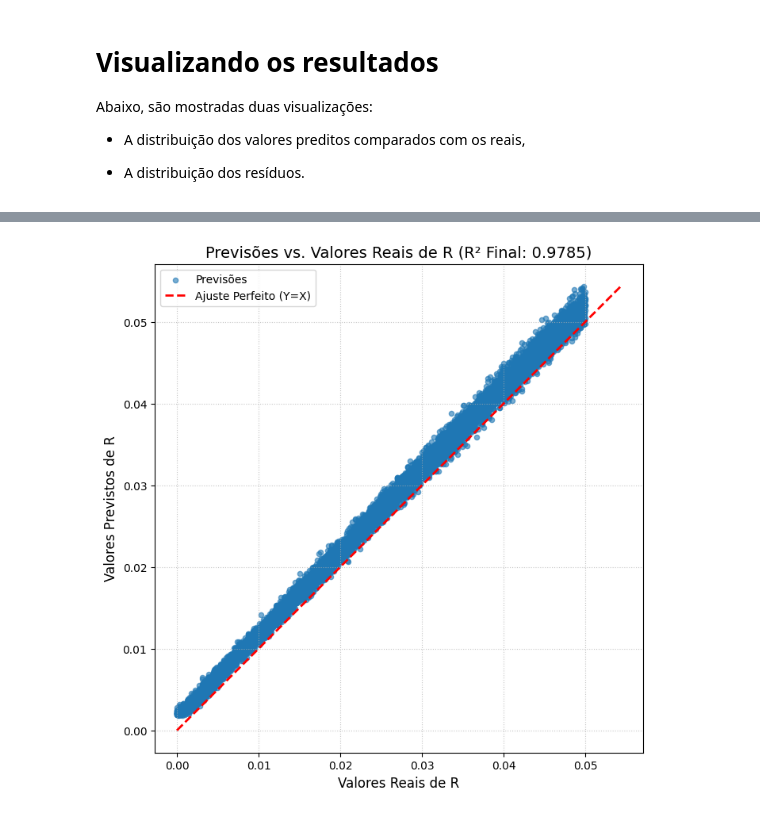
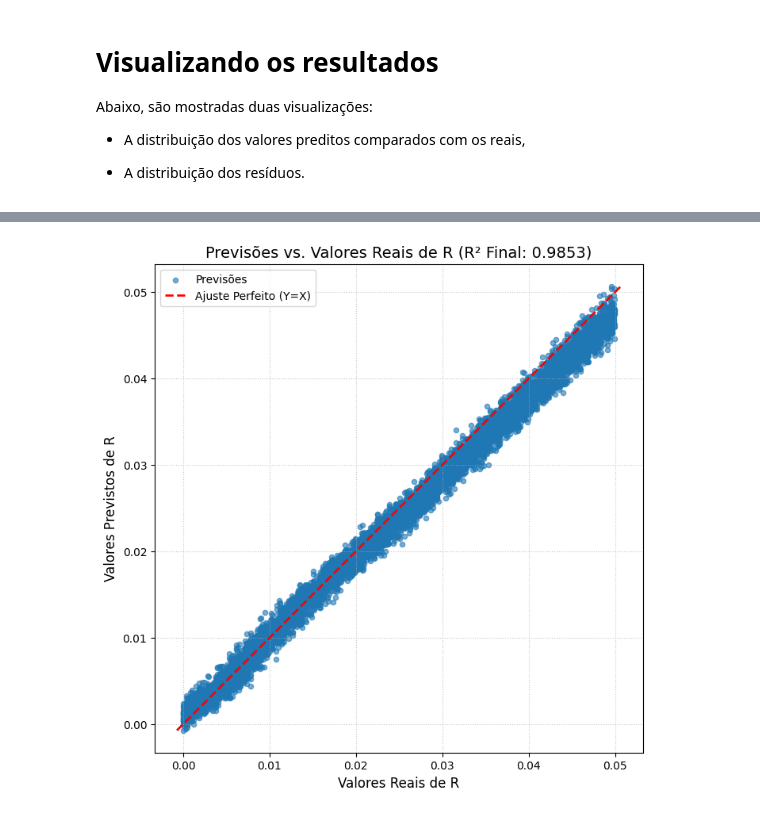
Before and after one commit to RenatodaCostaSantos/capacitacao, a Jupyter notebook: aeroespacial/notebooks/2_modelagem.ipynb, the cells around one changed output, grey strips where cells are left out. Saved outputs shown, nothing was run; the diff lists cells and outputs as text; code cells hidden in the pictures.

Commit message:
add normalization to the training

```diff
--- a/aeroespacial/notebooks/2_modelagem.ipynb
+++ b/aeroespacial/notebooks/2_modelagem.ipynb
@@ -58,0 +64,13 @@ Name: r, Length: 10000, dtype: float64
+# %%
+from sklearn.preprocessing import MinMaxScaler
+
+# 1. Escalonamento das Features (X)
+X_scaler = MinMaxScaler()
+X_train_scaled = X_scaler.fit_transform(X_train)
+
+# 2. Escalonamento do Target (Y), se for Regressão Contínua
+# Reformatar y_train para que o scaler funcione (de Series para 2D array/DataFrame)
+y_train_2d = y_train.values.reshape(-1, 1)
+
+y_scaler = MinMaxScaler()
+y_train_scaled = y_scaler.fit_transform(y_train_2d)
@@ -90,15 +130,15 @@ param_distributions = {
     # Batch Size: valores discretos
     'batch_size': [16, 32, 64],
 
+    # O dropout_rate ajuda a diminuir o overfitting
+    'model__dropout_rate': uniform(loc=0.1, scale=0.4), # Testar entre 10% e 50%
+
     # Epochs: valores discretos (o HRS vai descartar os piores cedo)
     'epochs': [5, 10, 20]
 }
 
 # 2. Configurar o KerasRegressor
-nn_model = KerasRegressor(
-    model=criar_modelo_otimizado,
-    verbose=0
-)
+nn_model = KerasRegressor(model=criar_modelo_regularizado, verbose=0)
 # %% [markdown]
 ## Atenção
 
@@ -175,7 +215,7 @@ print("Iniciando Halving Random Search (Testando as melhores combinações efici
 
 # 4. Executar a busca
 # O HRS executa a busca e o retreinamento (refit=True)
-hrs_result = hrs.fit(X_train, y_train, groups=groups)
+hrs_result = hrs.fit(X_train_scaled, y_train_scaled, groups=groups)
 # %% [output]
 Iniciando Halving Random Search (Testando as melhores combinações eficientemente)...
 n_iterations: 6
@@ -253,15 +288,19 @@ best_nn_model = hrs_result.best_estimator_
 
 
 # O reshape é necessário pois o KerasRegressor.predict() retorna 1D por padrão no Scikit-Learn Wrapper
-y_pred = best_nn_model.predict(X_train).reshape(-1, 1)
-# O y_train é uma serie e deve ser transformada em array para o calculo das métricas
-y_true = list(y_train)
+y_pred_scaled = best_nn_model.predict(X_train_scaled).reshape(-1, 1)
+
+# Faz a transformação inversa para obter os valores em 'r':
+y_pred_original = y_scaler.inverse_transform(y_pred_scaled)
+
+# 4. Prepara o target verdadeiro para comparação. Garante que y_train seja convertido de um pandas Series para um Numpy array, que é o objeto que sai da inverse_transform acima
+y_true = y_train.values.reshape(-1, 1)
 
 
 # Cálculo das métricas no conjunto de treino
-final_mse = mean_squared_error(y_true, y_pred)
-final_r2 = r2_score(y_true, y_pred)
-final_mae = mean_absolute_error(y_true, y_pred)
+final_mse = mean_squared_error(y_true, y_pred_original)
+final_r2 = r2_score(y_true, y_pred_original)
+final_mae = mean_absolute_error(y_true, y_pred_original)
 
 
 print("\nMétricas do Melhor Modelo (Avaliadas nos dados completos de Treino):")
@@ -293,32 +365,32 @@ Abaixo, são mostradas duas visualizações:
 # %%
 import matplotlib.pyplot as plt
 import numpy as np
 
 # Suponha que você já tem:
 # y_true_original: valores verdadeiros de 'r' (na escala original)
 # y_pred_original: valores previstos de 'r' (na escala original)
 
 # Crie a linha de identidade X=Y
-min_val = min(y_train.min(), y_pred.min())
-max_val = max(y_train.max(), y_pred.max())
+min_val = min(y_train.min(), y_pred_original.min())
+max_val = max(y_train.max(), y_pred_original.max())
 ideal_line = np.linspace(min_val, max_val, 100)
 
 plt.figure(figsize=(8, 8))
 
 # 1. Scatter Plot dos Resultados
-plt.scatter(y_train, y_pred, alpha=0.6, s=20, label='Previsões')
+plt.scatter(y_train, y_pred_original, alpha=0.6, s=20, label='Previsões')
 
 # 2. Linha de Identidade (Ajuste Perfeito)
 plt.plot(ideal_line, ideal_line, color='red', linestyle='--', linewidth=2, label='Ajuste Perfeito (Y=X)')
 
 plt.title(f'Previsões vs. Valores Reais de R (R² Final: {final_r2:.4f})', fontsize=14)
 plt.xlabel('Valores Reais de R', fontsize=12)
 plt.ylabel('Valores Previstos de R', fontsize=12)
 plt.legend()
 plt.grid(True, linestyle=':', alpha=0.7)
 plt.gca().set_aspect('equal', adjustable='box') # Garante que os eixos tenham a mesma escala
 plt.show()
 # %% [output]
-[figure, old version]
+[figure, new version]
 # %%
 # Calcule os resíduos (True - Predicted)
```
Also changed, not shown: parts of 37 cells of this notebook, 1 other file.
